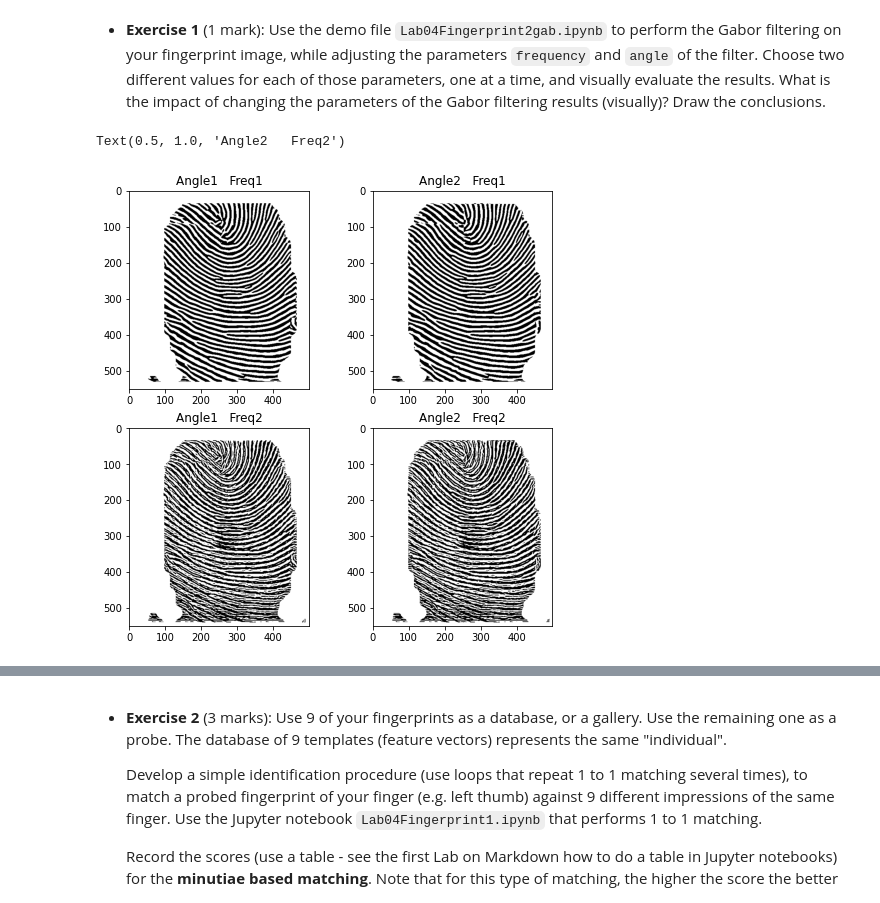
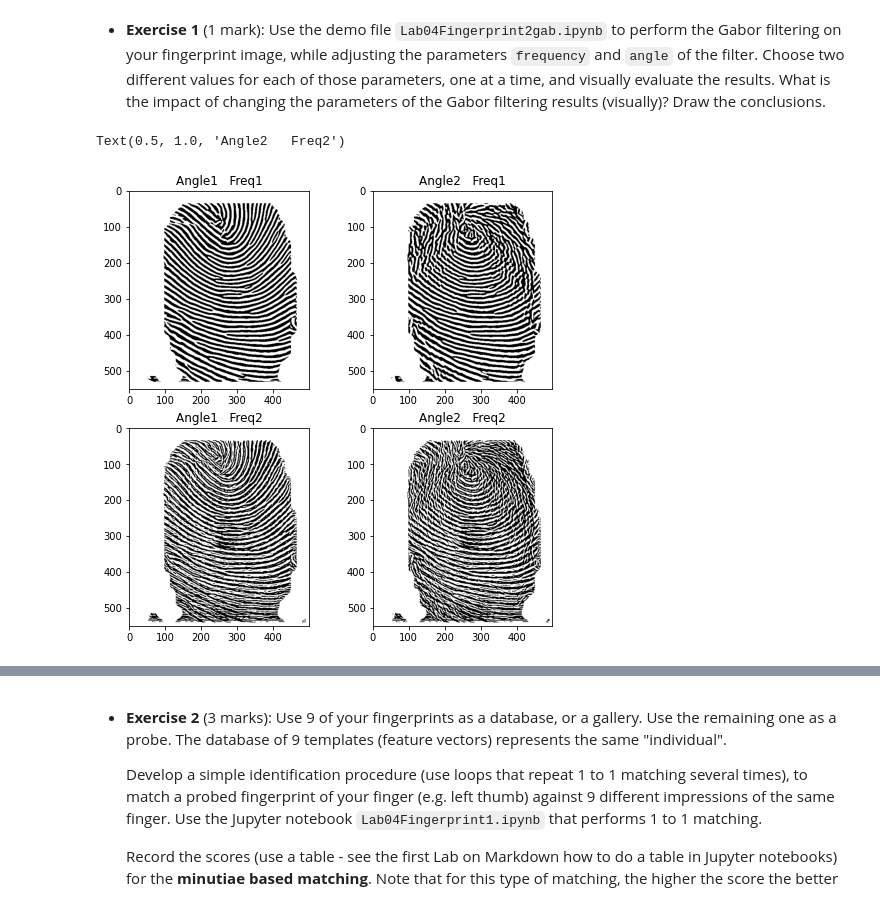
Before and after one commit to TheJade/ENCM509, a Jupyter notebook: Lab4and5/Lab04-Fingerprint1-2023W.ipynb, the cells around one changed output, grey strips where cells are left out. Drawn from its saved outputs; the diff is of its cells as text; code cells hidden in the pictures.

```diff
--- a/Lab4and5/Lab04-Fingerprint1-2023W.ipynb
+++ b/Lab4and5/Lab04-Fingerprint1-2023W.ipynb
@@ -627,33 +627,33 @@ normalized_img = normalize(input_img, float(100), float(100))
 # Segement
 (segmented_img, normim, mask) = segmentation(normalized_img, block_size, threshold)
 
-angles1 = calculate_angles(normalized_img, W=16, smooth=True)
-freq1 = ridge_freq(normim, mask, angles, 16, kernel_size=5, minWaveLength=5, maxWaveLength=15)
+angles1 = calculate_angles(normalized_img, W=block_size, smooth=True)
+freq1 = ridge_freq(normim, mask, angles, block_size, kernel_size=5, minWaveLength=5, maxWaveLength=15)
 
-angles2 = calculate_angles(normalized_img, W=18, smooth=True)
+angles2 = angles1*2
 freq2 = freq1*2
 
 #print(np.array_equal(angles1,angles2))
 #print(np.array_equal(freq1,freq2))
 # %%
 gabor_img1 = gabor_filter(normim, angles1, freq1, block_size2=block_size, kx=0.65, ky=0.65)
-gabor_img2 = gabor_filter(normim, angles2, freq1, block_size2=18, kx=0.65, ky=0.65)
+gabor_img2 = gabor_filter(normim, angles2, freq1, block_size2=block_size, kx=0.65, ky=0.65)
 gabor_img3 = gabor_filter(normim, angles1, freq2, block_size2=block_size, kx=0.65, ky=0.65)
-gabor_img4 = gabor_filter(normim, angles2, freq2, block_size2=18, kx=0.65, ky=0.65)
+gabor_img4 = gabor_filter(normim, angles2, freq2, block_size2=block_size, kx=0.65, ky=0.65)
 
 plt.figure(figsize=(8,8))
 plt.subplot(2,2,1)
 plt.imshow(gabor_img1, cmap='gray')
 plt.title('Angle1   Freq1');
 plt.subplot(2,2,2)
 plt.imshow(gabor_img2, cmap='gray')
 plt.title("Angle2   Freq1")
 plt.subplot(2,2,3)
 plt.imshow(gabor_img3, cmap='gray')
 plt.title("Angle1   Freq2")
 plt.subplot(2,2,4)
 plt.imshow(gabor_img4, cmap='gray')
 plt.title("Angle2   Freq2")
 # %% [output]
 Text(0.5, 1.0, 'Angle2   Freq2')
-[figure, old version]
+[figure, new version]
```
Also changed, not shown: parts of 1 cell of this notebook.
